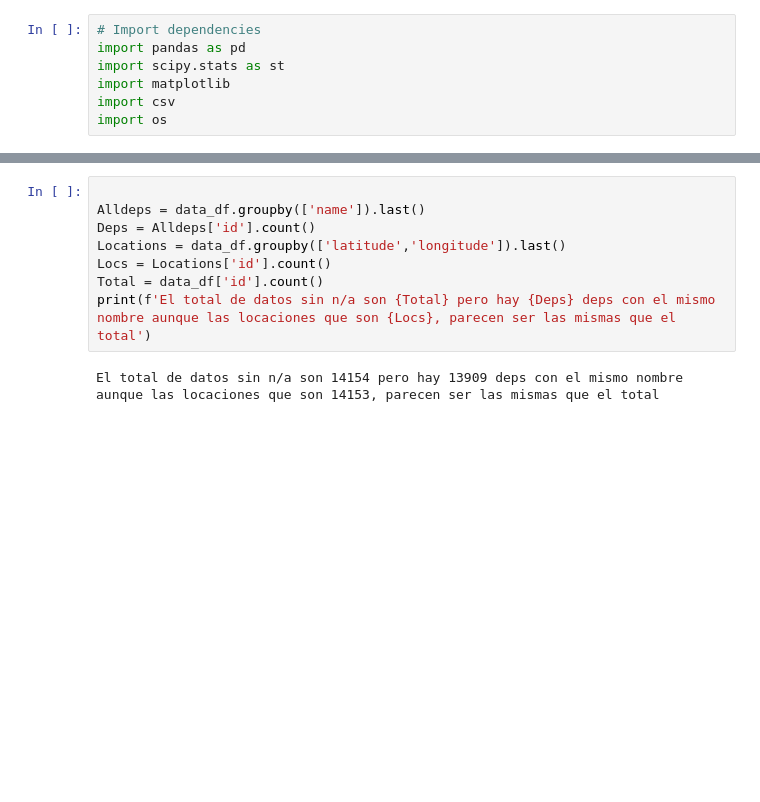
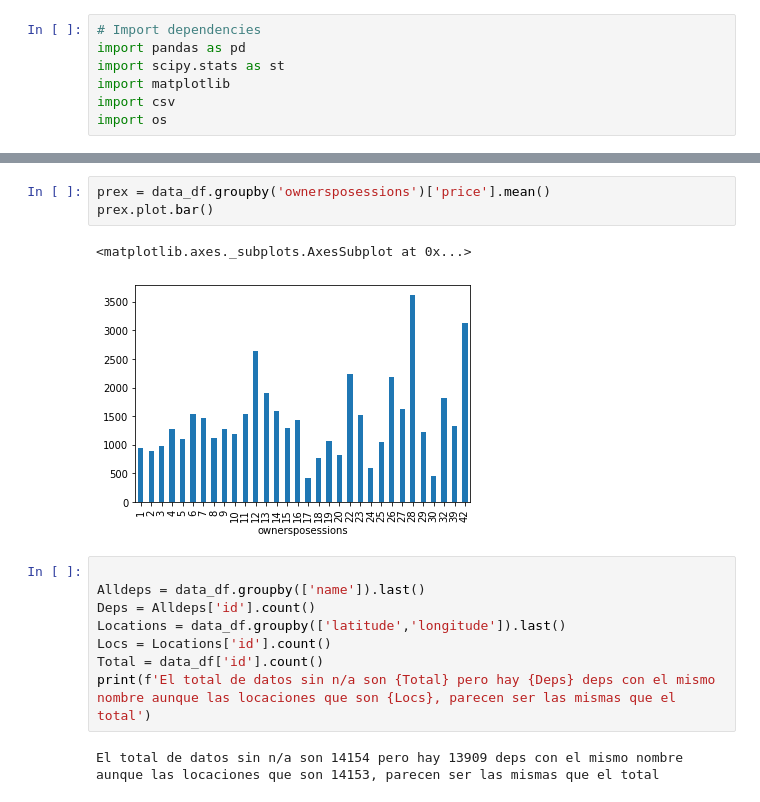
Before and after one commit to elc17/Project_1, a Jupyter notebook: project_1.ipynb, the cells around one changed output, grey strips where cells are left out. Drawn from its saved outputs; the diff is of its cells as text; blank space fills up the shorter version.

```diff
--- a/project_1.ipynb
+++ b/project_1.ipynb
@@ -61,3 +40,9 @@ Alldeps.sort_values(by='price')
+# %%
+prex = data_df.groupby('ownersposessions')['price'].mean()
+prex.plot.bar()
+# %% [output]
+<matplotlib.axes._subplots.AxesSubplot at 0x...>
+[figure, added]
 # %%
 
 Alldeps = data_df.groupby(['name']).last()
```
Also changed, not shown: parts of 10 cells of this notebook.
